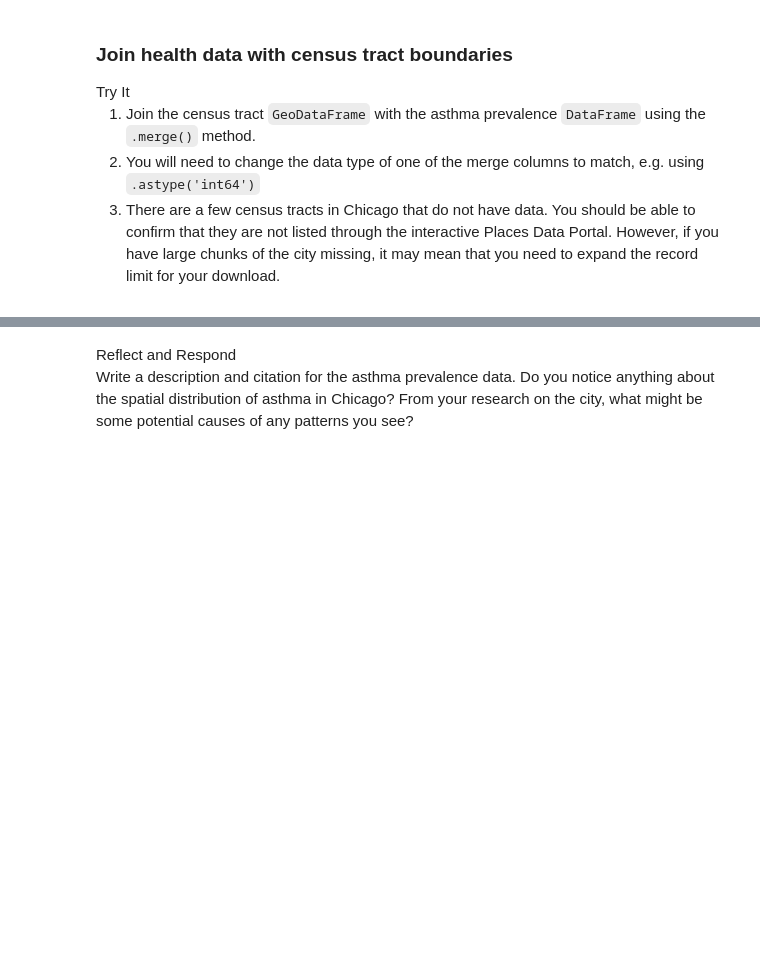
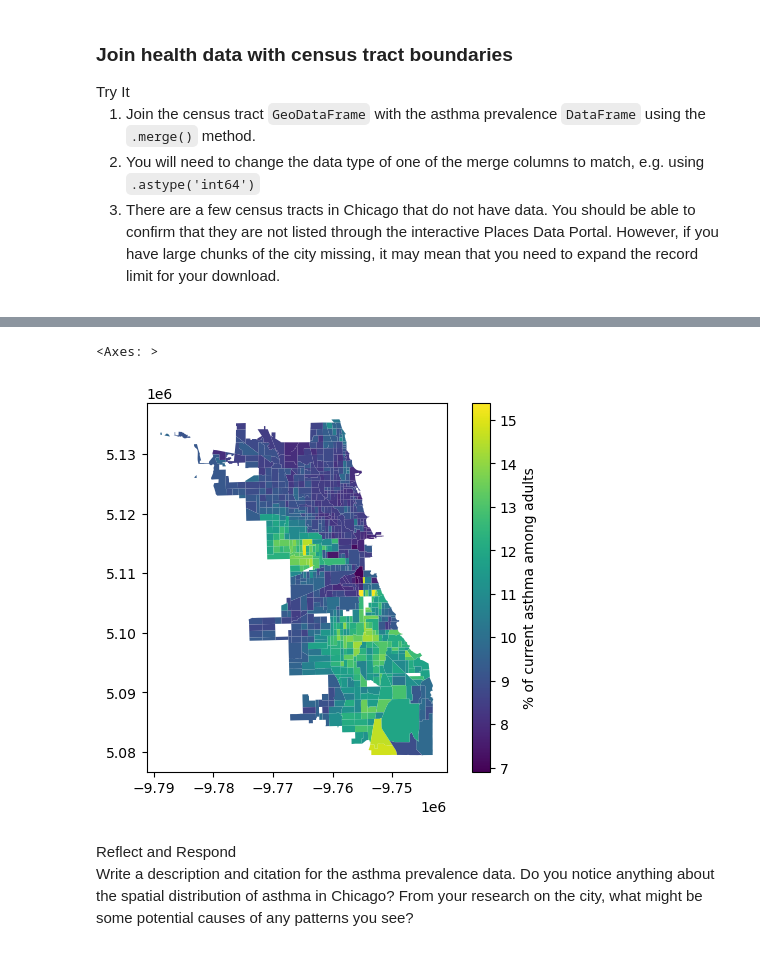
Before and after one commit to earthlab-education/big-data-hanried, a Jupyter notebook: big-data.ipynb, the cells around one changed output, grey strips where cells are left out. Cells and saved outputs as stored; diff of their text form; code cells hidden in the pictures; blank space fills up the shorter version.

```diff
--- a/big-data.ipynb
+++ b/big-data.ipynb
@@ -335,0 +356,3 @@ your download.</li>
+# %%
+# Change tract identifier datatype for merging
+chi_census_gdf.tract = chi_census_gdf.tract.astype('int64')
@@ -336,6 +370,15 @@ your download.</li>
 # %%
-# Change tract identifier datatype for merging
+# Merge census data with geometry
+# asthma_df = asthma_df.reset_index(drop=True)
+# chi_census_gdf = chi_census_gdf.reset_index(drop=True)
 
-# Merge census data with geometry
+#this keeps giving me the error:
+#ValueError: Cannot merge a Series without a name.
+#lines 2 and 3 in this cell were an attempt to fix that
+# chi_asthma_tract = asthma_df.merge(chi_census_gdf, how='outer', on='tract')
 
-# Plot asthma data as chloropleth
+# This works, from textbook solutions
+chi_asthma_tract = chi_census_gdf.merge(
+    asthma_df, left_on='tract',
+    right_on='tract', how='inner')
+chi_asthma_tract
@@ -342,3 +399,17 @@ your download.</li>
+# %%
+# Plot asthma data as chloropleth
+chi_asthma_tract_plot = (chi_asthma_tract
+                       .to_crs(ccrs.Mercator())
+                       .plot(
+                           column='% of current asthma among adults',
+                           legend=True,
+                           legend_kwds={'label': '% of current asthma among adults'}
+                           )
+)
+chi_asthma_tract_plot
+# %% [output]
+<Axes: >
+[figure, added]
 # %% [markdown]
 <link rel="stylesheet" type="text/css" href="./assets/styles.css"><div class="callout callout-style-default callout-titled callout-respond"><div class="callout-header"><div class="callout-icon-container"><i class="callout-icon"></i></div><div class="callout-title-container flex-fill">Reflect and Respond</div></div><div class="callout-body-container callout-body"><p>Write a description and citation for the asthma prevalence data. Do
 you notice anything about the spatial distribution of asthma in Chicago?
```
Also changed, not shown: parts of 9 cells of this notebook.
